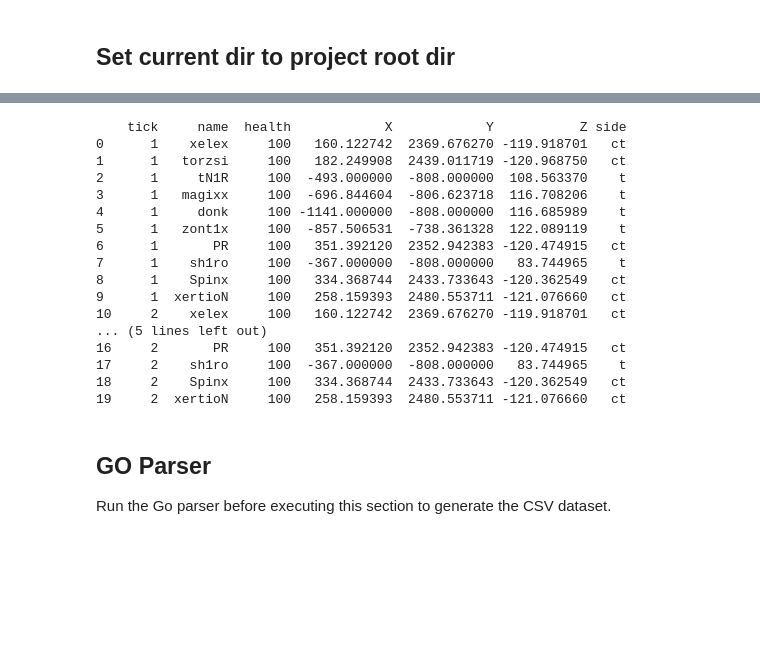
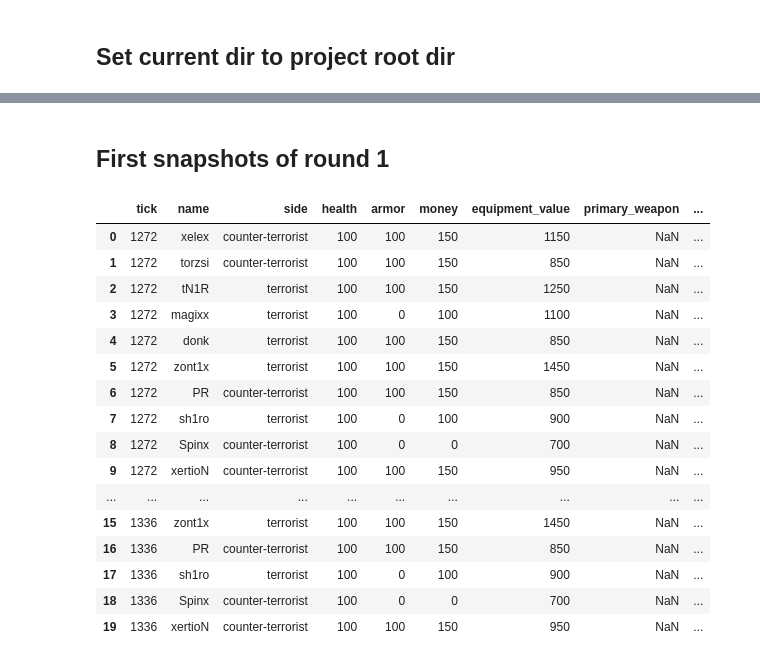
Before and after one commit to 00riddle00/cs2-rop, a Jupyter notebook: notebooks/parser_check.ipynb, the cells around one changed output, grey strips where cells are left out. Cells and saved outputs as stored; diff of their text form; code cells hidden in the pictures; blank space fills up the shorter version.

```diff
--- a/notebooks/parser_check.ipynb
+++ b/notebooks/parser_check.ipynb
@@ -71,19 +127,11 @@ dem.ticks.to_pandas()
 # %%
-# Convert Polars to Pandas
-ticks = dem.ticks.to_pandas()
+snapshots = load("snapshots")
 
-# Inspect the dataset
-print("Shape:", ticks.shape)
-print("Columns:", ticks.columns.tolist())
-
-# Number of rounds and players
-print("Rounds:", ticks["round_num"].nunique())
-print("Players:", ticks["name"].nunique())
-
-# Tick range
-print("First tick:", ticks["tick"].min())
-print("Last tick:", ticks["tick"].max())
-
-# Player names
-print(sorted(ticks["name"].dropna().unique()))
+print("Shape:", snapshots.shape)
+print("Rounds:", snapshots["round_num"].nunique())
+print("Players:", snapshots["steamid"].nunique())
+print("First tick:", snapshots["tick"].min())
+print("Last tick:", snapshots["tick"].max())
+print("Teams:", sorted(snapshots["team_clan_name"].dropna().unique()))
+print(sorted(snapshots["name"].dropna().unique()))
 # %% [output]
@@ -97,30 +193,27 @@ Last tick: 189338
+# %% [markdown]
+## First snapshots of round 1
 # %%
-round_1 = ticks[ticks["round_num"] == 1]
+round_1 = snapshots[snapshots["round_num"] == 1]
 
-print(
-    round_1[
-        ["tick", "name", "health", "X", "Y", "Z", "side"]
-    ].head(20)
-)
+round_1[
+    ["tick", "name", "side", "health", "armor", "money", "equipment_value",
+     "primary_weapon", "secondary_weapon", "x", "y", "z"]
+].head(20)
 # %% [output]
-    tick     name  health            X            Y           Z side
-0      1    xelex     100   160.122742  2369.676270 -119.918701   ct
-1      1   torzsi     100   182.249908  2439.011719 -120.968750   ct
-2      1     tN1R     100  -493.000000  -808.000000  108.563370    t
-3      1   magixx     100  -696.844604  -806.623718  116.708206    t
-4      1     donk     100 -1141.000000  -808.000000  116.685989    t
-5      1   zont1x     100  -857.506531  -738.361328  122.089119    t
-6      1       PR     100   351.392120  2352.942383 -120.474915   ct
-7      1    sh1ro     100  -367.000000  -808.000000   83.744965    t
-8      1    Spinx     100   334.368744  2433.733643 -120.362549   ct
-9      1  xertioN     100   258.159393  2480.553711 -121.076660   ct
-10     2    xelex     100   160.122742  2369.676270 -119.918701   ct
-... (5 lines left out)
-16     2       PR     100   351.392120  2352.942383 -120.474915   ct
-17     2    sh1ro     100  -367.000000  -808.000000   83.744965    t
-18     2    Spinx     100   334.368744  2433.733643 -120.362549   ct
-19     2  xertioN     100   258.159393  2480.553711 -121.076660   ct
+|  | tick | name | side | health | armor | money | equipment_value | primary_weapon | ... |
+| 0 | 1272 | xelex | counter-terrorist | 100 | 100 | 150 | 1150 | NaN | ... |
+| 1 | 1272 | torzsi | counter-terrorist | 100 | 100 | 150 | 850 | NaN | ... |
+| 2 | 1272 | tN1R | terrorist | 100 | 100 | 150 | 1250 | NaN | ... |
+| 3 | 1272 | magixx | terrorist | 100 | 0 | 100 | 1100 | NaN | ... |
+| 4 | 1272 | donk | terrorist | 100 | 100 | 150 | 850 | NaN | ... |
+| 5 | 1272 | zont1x | terrorist | 100 | 100 | 150 | 1450 | NaN | ... |
+| 6 | 1272 | PR | counter-terrorist | 100 | 100 | 150 | 850 | NaN | ... |
+| 7 | 1272 | sh1ro | terrorist | 100 | 0 | 100 | 900 | NaN | ... |
+| 8 | 1272 | Spinx | counter-terrorist | 100 | 0 | 0 | 700 | NaN | ... |
+| 9 | 1272 | xertioN | counter-terrorist | 100 | 100 | 150 | 950 | NaN | ... |
+| ... | ... | ... | ... | ... | ... | ... | ... | ... | ... |
+| 15 | 1336 | zont1x | terrorist | 100 | 100 | 150 | 1450 | NaN | ... |
+| 16 | 1336 | PR | counter-terrorist | 100 | 100 | 150 | 850 | NaN | ... |
+| 17 | 1336 | sh1ro | terrorist | 100 | 0 | 100 | 900 | NaN | ... |
+| 18 | 1336 | Spinx | counter-terrorist | 100 | 0 | 0 | 700 | NaN | ... |
+| 19 | 1336 | xertioN | counter-terrorist | 100 | 100 | 150 | 950 | NaN | ... |
-# %% [markdown]
-## GO Parser
-
-Run the Go parser before executing this section to generate the CSV dataset.
```
Also changed, not shown: parts of 23 cells of this notebook.
